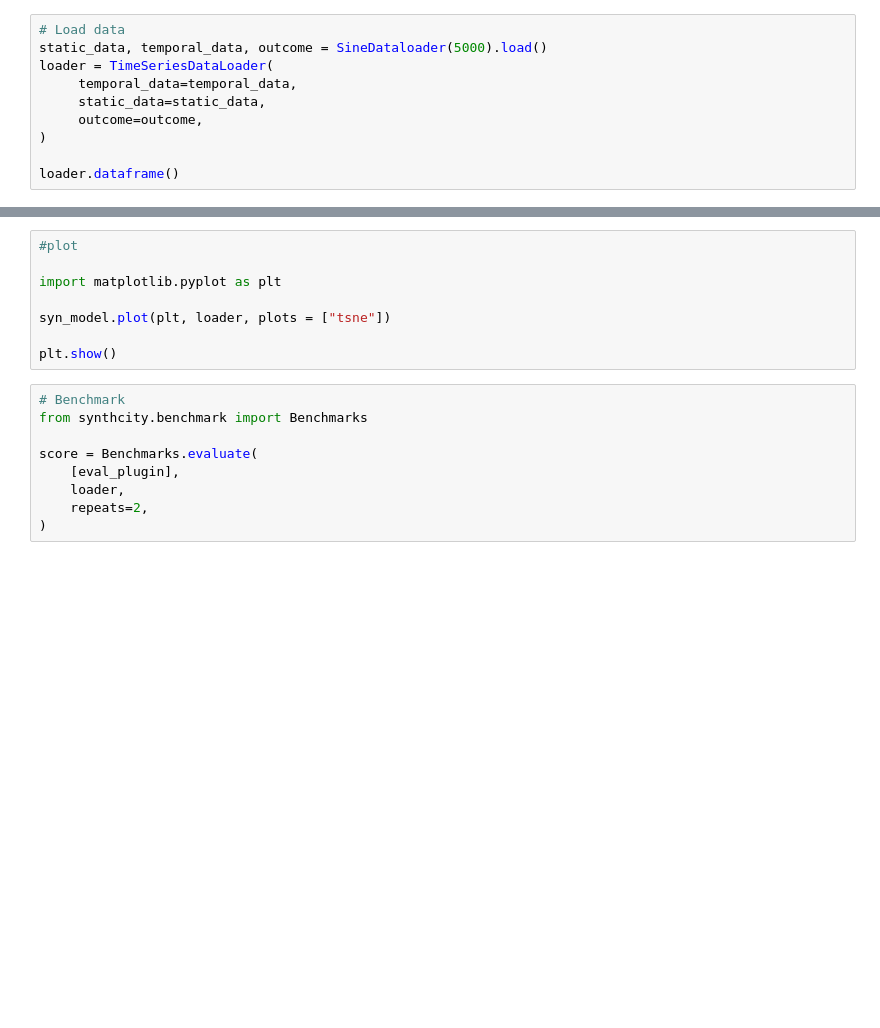
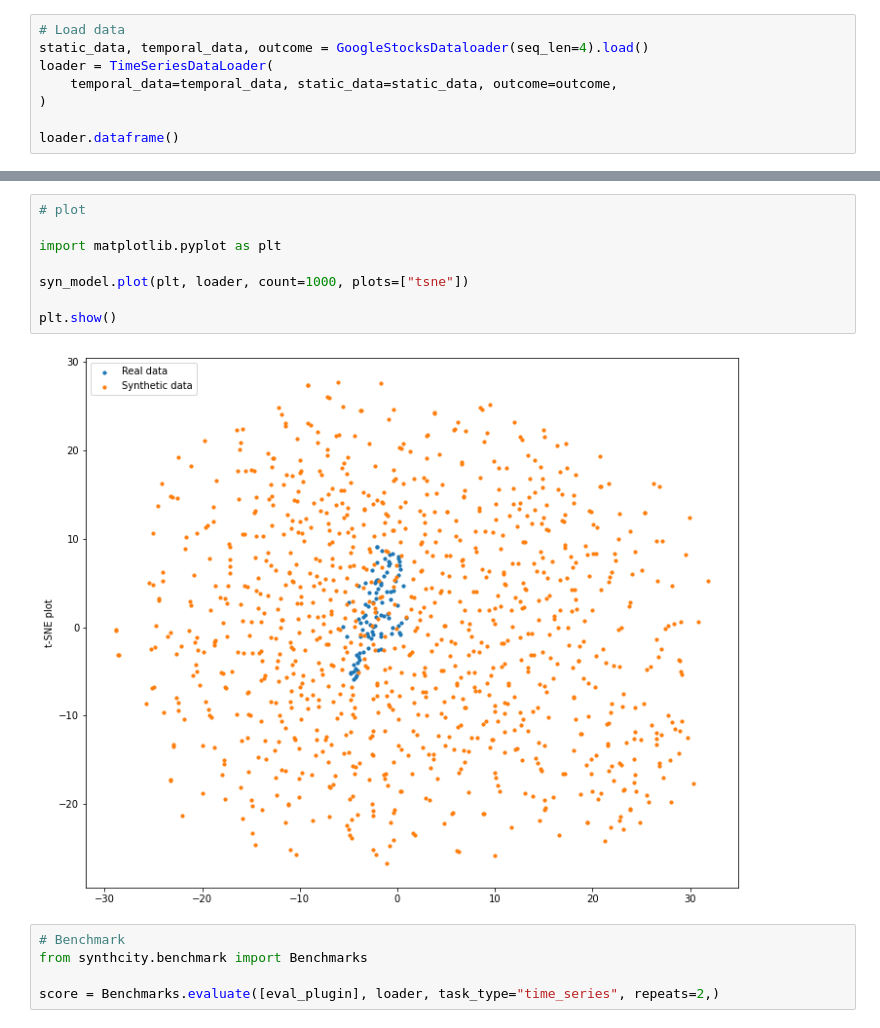
Before and after one commit to vanderschaarlab/synthcity, a Jupyter notebook: tutorials/plugins/time_series/plugin_ctgan(generic).ipynb, the cells around one changed output, grey strips where cells are left out. Drawn from its saved outputs; the diff is of its cells as text; blank space fills up the shorter version.

Commit message:
tutorials for time series

```diff
--- a/tutorials/plugins/time_series/plugin_ctgan(generic).ipynb
+++ b/tutorials/plugins/time_series/plugin_ctgan(generic).ipynb
@@ -10,11 +10,9 @@ warnings.filterwarnings("ignore")
 eval_plugin = "ctgan"
 # %%
 # Load data
-static_data, temporal_data, outcome = SineDataloader(5000).load()
+static_data, temporal_data, outcome = GoogleStocksDataloader(seq_len=4).load()
 loader = TimeSeriesDataLoader(
-     temporal_data=temporal_data,
-     static_data=static_data,
-     outcome=outcome,
+    temporal_data=temporal_data, static_data=static_data, outcome=outcome,
 )
 
 loader.dataframe()
@@ -32,17 +59,15 @@ syn_model.generate(count=10).dataframe()
 # %%
-#plot
+# plot
 
 import matplotlib.pyplot as plt
 
-syn_model.plot(plt, loader, plots = ["tsne"])
+syn_model.plot(plt, loader, count=1000, plots=["tsne"])
 
 plt.show()
+# %% [output]
+[figure, added]
 # %%
 # Benchmark
 from synthcity.benchmark import Benchmarks
 
-score = Benchmarks.evaluate(
-    [eval_plugin],
-    loader,
-    repeats=2,
-)
+score = Benchmarks.evaluate([eval_plugin], loader, task_type="time_series", repeats=2,)
```
Also changed, not shown: parts of 5 cells of this notebook, 10 other files.
